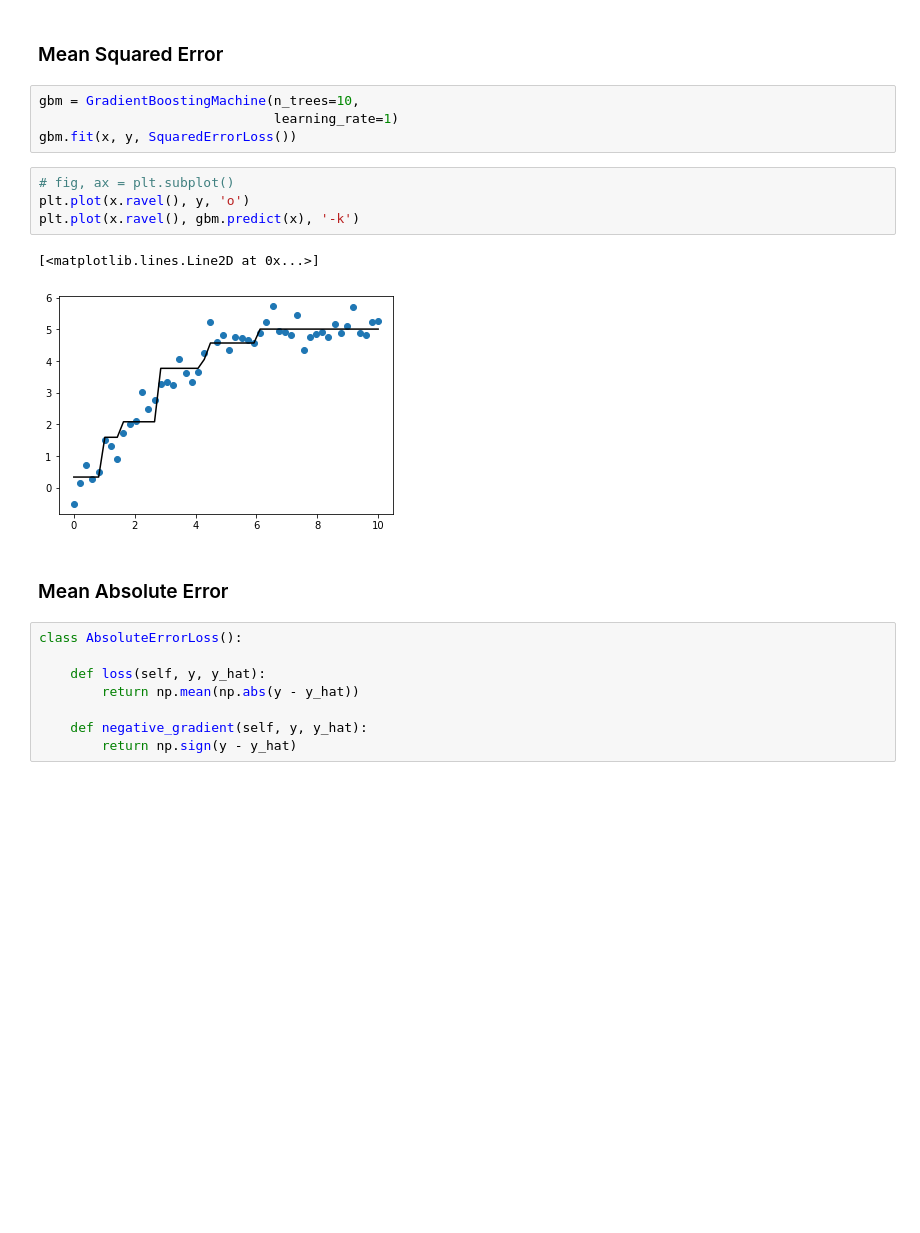
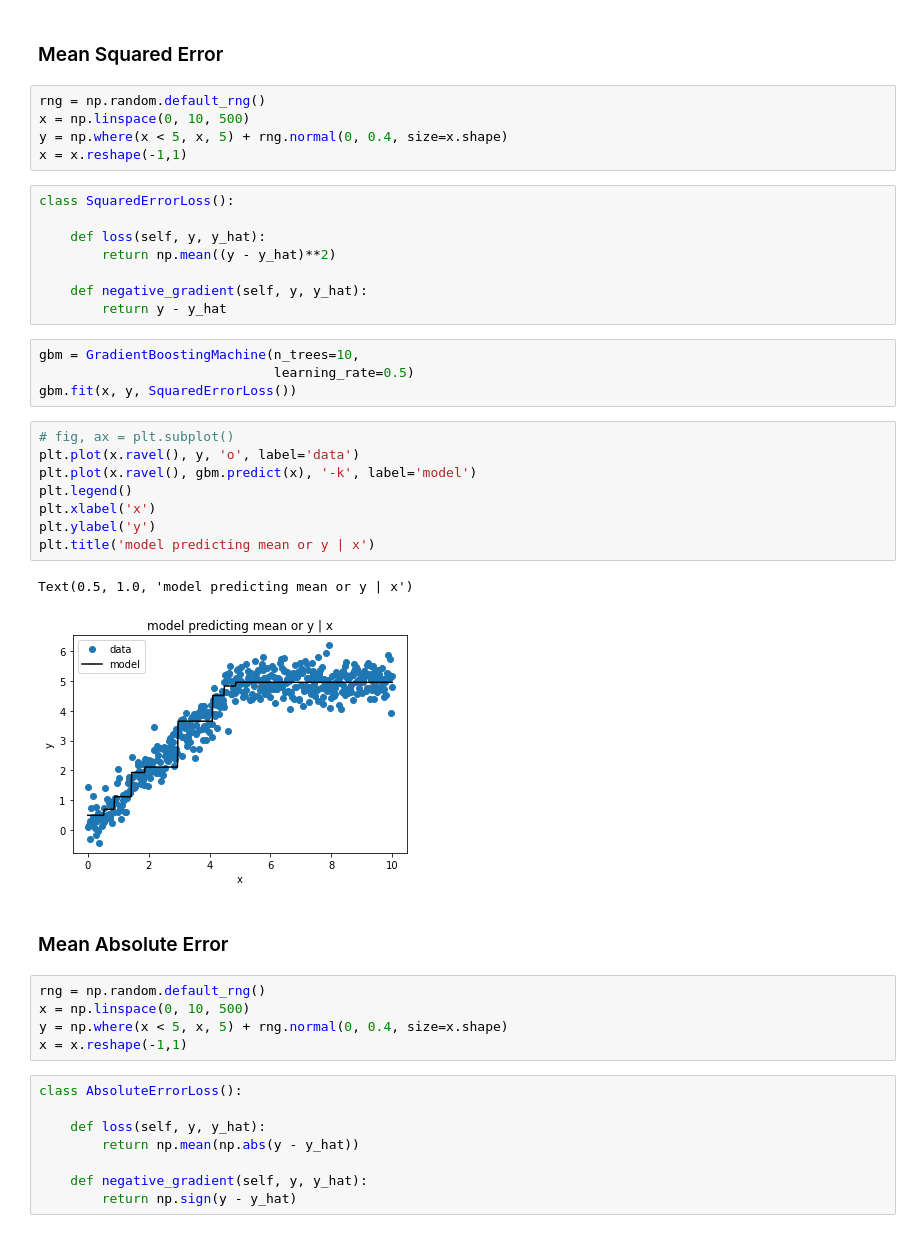
Before and after one commit to mcb00/blog, a Jupyter notebook: _drafts/freedman-gbm-implementation.ipynb, the cells around one changed output. Cells and saved outputs as stored; diff of their text form; blank space fills up the shorter version.

Commit message:
Detailing the figures.

```diff
--- a/_drafts/freedman-gbm-implementation.ipynb
+++ b/_drafts/freedman-gbm-implementation.ipynb
@@ -237,19 +234,41 @@ class GradientBoostingMachine():
                 self.learning_rate * np.sum([tree.predict(X) for tree in self.trees], axis=0))
 # %% [markdown]
 ### Mean Squared Error
+# %%
+rng = np.random.default_rng()
+x = np.linspace(0, 10, 500)
+y = np.where(x < 5, x, 5) + rng.normal(0, 0.4, size=x.shape)
+x = x.reshape(-1,1)
+# %%
+class SquaredErrorLoss():
+
+    def loss(self, y, y_hat):
+        return np.mean((y - y_hat)**2)
+
+    def negative_gradient(self, y, y_hat):
+        return y - y_hat
 # %%
 gbm = GradientBoostingMachine(n_trees=10,
-                              learning_rate=1)
+                              learning_rate=0.5)
 gbm.fit(x, y, SquaredErrorLoss())
 # %%
 # fig, ax = plt.subplot()
-plt.plot(x.ravel(), y, 'o')
-plt.plot(x.ravel(), gbm.predict(x), '-k')
+plt.plot(x.ravel(), y, 'o', label='data')
+plt.plot(x.ravel(), gbm.predict(x), '-k', label='model')
+plt.legend()
+plt.xlabel('x')
+plt.ylabel('y')
+plt.title('model predicting mean or y | x')
 # %% [output]
-[<matplotlib.lines.Line2D at 0x...>]
+Text(0.5, 1.0, 'model predicting mean or y | x')
-[figure, old version]
+[figure, new version]
 # %% [markdown]
 ### Mean Absolute Error
+# %%
+rng = np.random.default_rng()
+x = np.linspace(0, 10, 500)
+y = np.where(x < 5, x, 5) + rng.normal(0, 0.4, size=x.shape)
+x = x.reshape(-1,1)
 # %%
 class AbsoluteErrorLoss():
 
```
Also changed, not shown: parts of 19 cells of this notebook.
